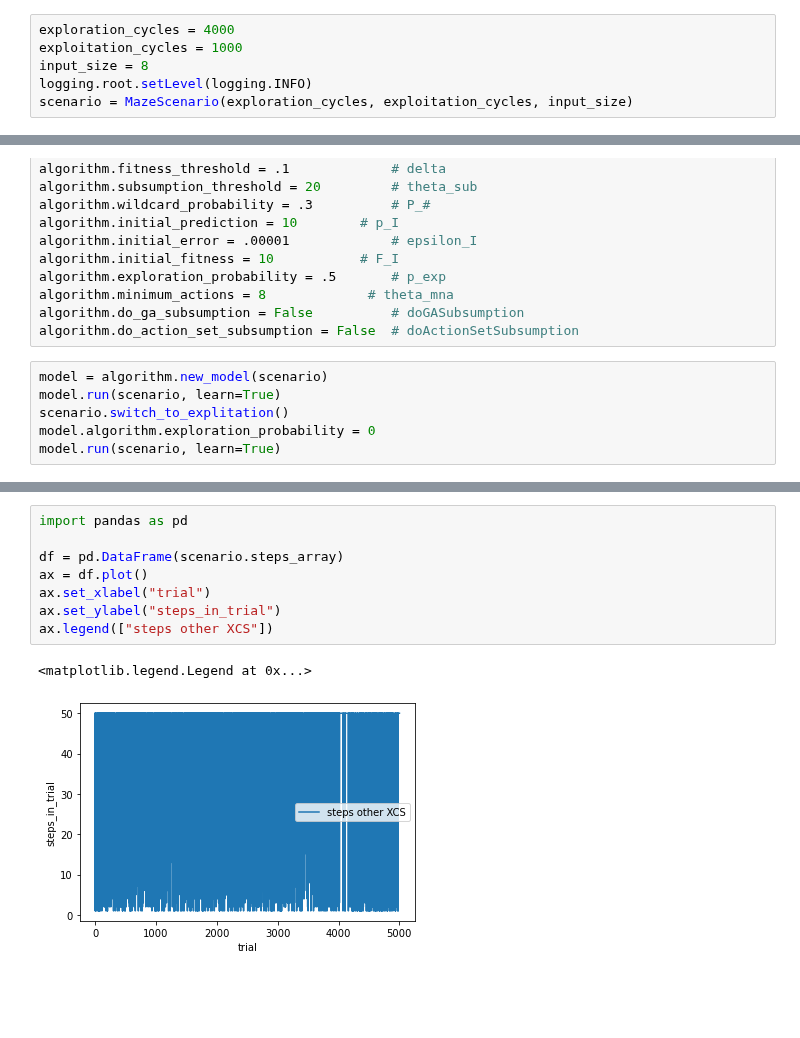
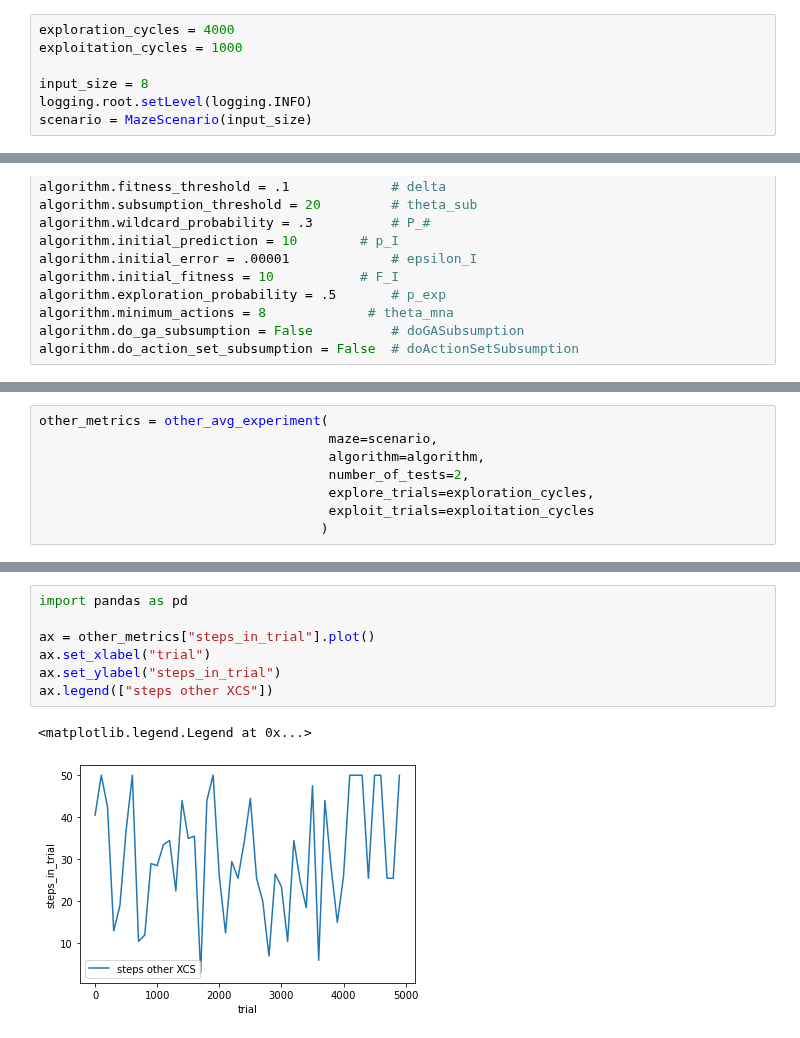
Before and after one commit to ParrotPrediction/pyalcs-experiments, a Jupyter notebook: XCS_Experiments/XCS_compared_Maze5.ipynb, the cells around one changed output, grey strips where cells are left out. Cells and saved outputs as stored; diff of their text form; blank space fills up the shorter version.

Commit message:
Further tests

```diff
--- a/XCS_Experiments/XCS_compared_Maze5.ipynb
+++ b/XCS_Experiments/XCS_compared_Maze5.ipynb
@@ -99,9 +21,10 @@ class MazeScenario(Scenario):
 # %%
 exploration_cycles = 4000
 exploitation_cycles = 1000
+
 input_size = 8
 logging.root.setLevel(logging.INFO)
-scenario = MazeScenario(exploration_cycles, exploitation_cycles, input_size)
+scenario = MazeScenario(input_size)
 # %%
 import numpy as np
 algorithm = XCSAlgorithm()
@@ -125,9 +48,3 @@ algorithm.exploration_probability = .5       # p_exp
 algorithm.minimum_actions = 8             # theta_mna
 algorithm.do_ga_subsumption = False          # doGASubsumption
 algorithm.do_action_set_subsumption = False  # doActionSetSubsumption
-# %%
-model = algorithm.new_model(scenario)
-model.run(scenario, learn=True)
-scenario.switch_to_explitation()
-model.algorithm.exploration_probability = 0
-model.run(scenario, learn=True)
@@ -137,0 +51,8 @@ print(len(model))
+# %%
+other_metrics = other_avg_experiment(
+                                     maze=scenario,
+                                     algorithm=algorithm,
+                                     number_of_tests=2,
+                                     explore_trials=exploration_cycles,
+                                     exploit_trials=exploitation_cycles
+                                    )
@@ -138,11 +83,10 @@ print(len(model))
 # %%
 import pandas as pd
 
-df = pd.DataFrame(scenario.steps_array)
-ax = df.plot()
+ax = other_metrics["steps_in_trial"].plot()
 ax.set_xlabel("trial")
 ax.set_ylabel("steps_in_trial")
 ax.legend(["steps other XCS"])
 # %% [output]
 <matplotlib.legend.Legend at 0x...>
-[figure, old version]
+[figure, new version]
```
Also changed, not shown: parts of 12 cells of this notebook, 1 other file.
